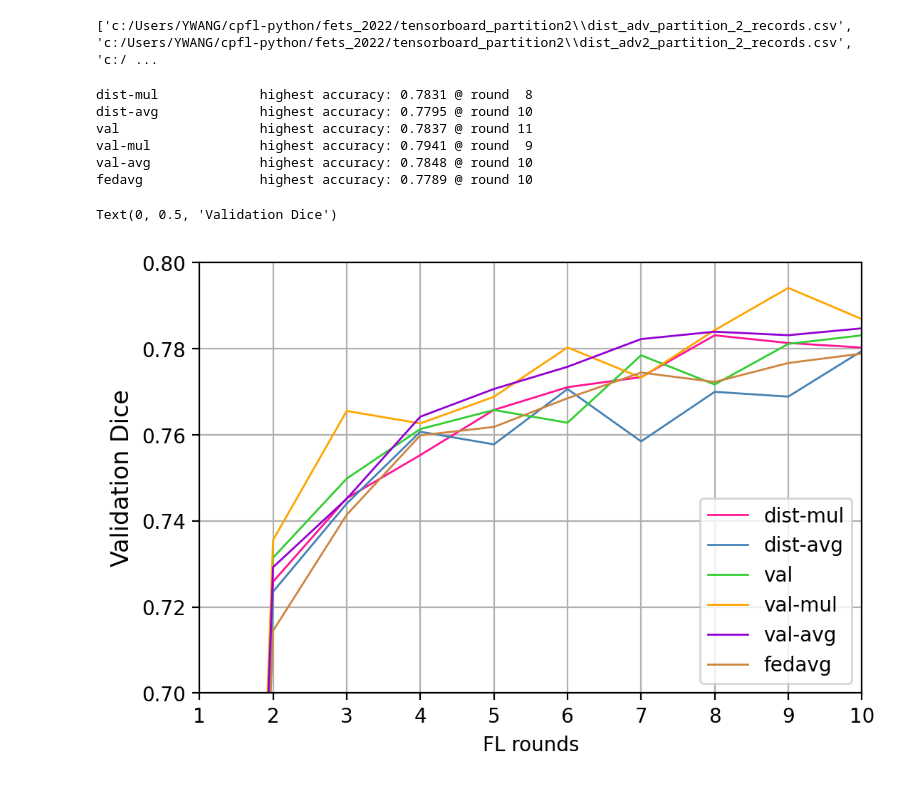
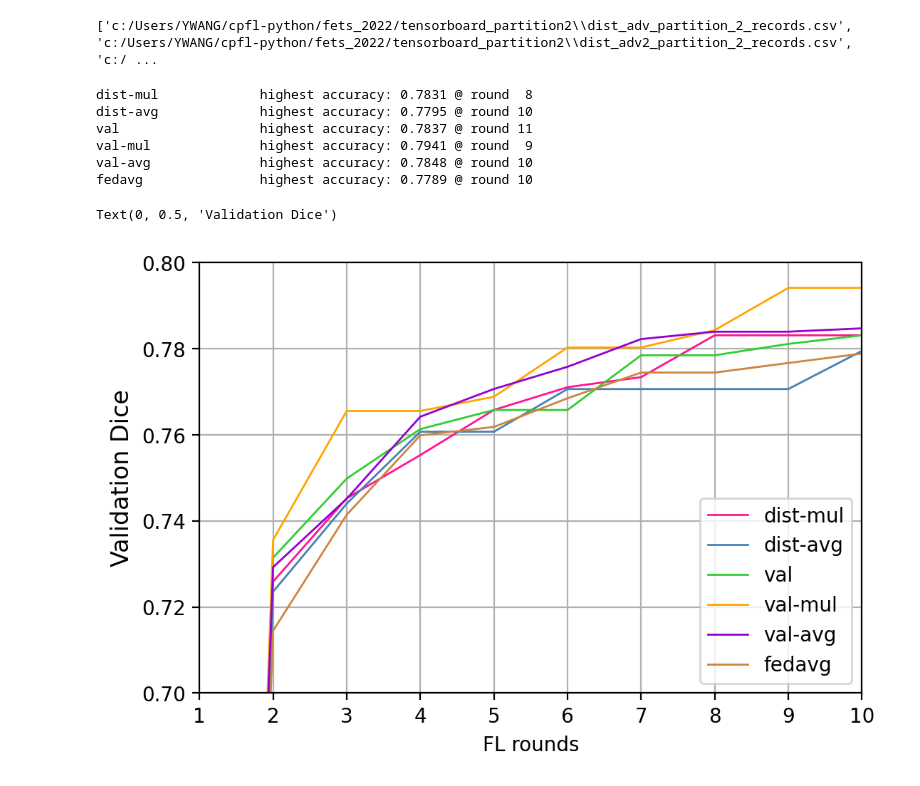
Before and after one commit to ywang037/Challenge, a Jupyter notebook: Task_1/FeTS_debug_col_select.ipynb, the cells around one changed output. Saved outputs shown, nothing was run; the diff lists cells and outputs as text; code cells hidden in the pictures.

```diff
--- a/Task_1/FeTS_debug_col_select.ipynb
+++ b/Task_1/FeTS_debug_col_select.ipynb
@@ -360,7 +360,7 @@ run_linestyles[0] = '-'
 run_linestyles[1] = '--'
 # %%
 # set the option for making monotonically incerasing learning curve
-mlc_flag = 0
+mlc_flag = 1
 
 # set granuality of data points
 step=1
@@ -373,31 +373,31 @@ for i, name in enumerate(exp_names):
         data_y = make_learning_curve(records[name][tag_id])
     else:
         data_y = records[name][tag_id]
     steps = torch.tensor(range(1,len(data_y)+1)).tolist()
     data_x = [int(step_value) for step_value in steps]
     plt.plot(data_x,data_y,label=name, linestyle=run_linestyles[0], color=run_colors[i], linewidth=1)
     plt.legend(loc='lower right')
     print('{:<20s} highest accuracy: {:.4f} @ round {:2d}'.format(name, np.max(data_y), np.argmax(data_y)+1))
 
 plt.grid()
 # plt.tight_layout()
 plt.xlim(1,10)
 plt.ylim(0.7,0.8)
 # plt.yticks([.76, .78, .80, .82, .84, .86, .88, .90, .92, .94])
 plt.xticks(data_x)
 plt.xlabel('FL rounds')
 plt.ylabel('Validation Dice', size='large')
 # plt.title('Adam, lr=1e-4, local epoch E=2, batch size=32')
 
 # save figures
 # save_fig_path = os.path.join(work_dir,'tensorboard_partition2', 'agg_func_comparison.pdf')
 # plt.savefig(save_fig_path)
 # %% [output]
 dist-mul             highest accuracy: 0.7831 @ round  8
 dist-avg             highest accuracy: 0.7795 @ round 10
 val                  highest accuracy: 0.7837 @ round 11
 val-mul              highest accuracy: 0.7941 @ round  9
 val-avg              highest accuracy: 0.7848 @ round 10
 fedavg               highest accuracy: 0.7789 @ round 10
 Text(0, 0.5, 'Validation Dice')
-[figure, old version]
+[figure, new version]
```
Also changed, not shown: parts of 2 cells of this notebook.
